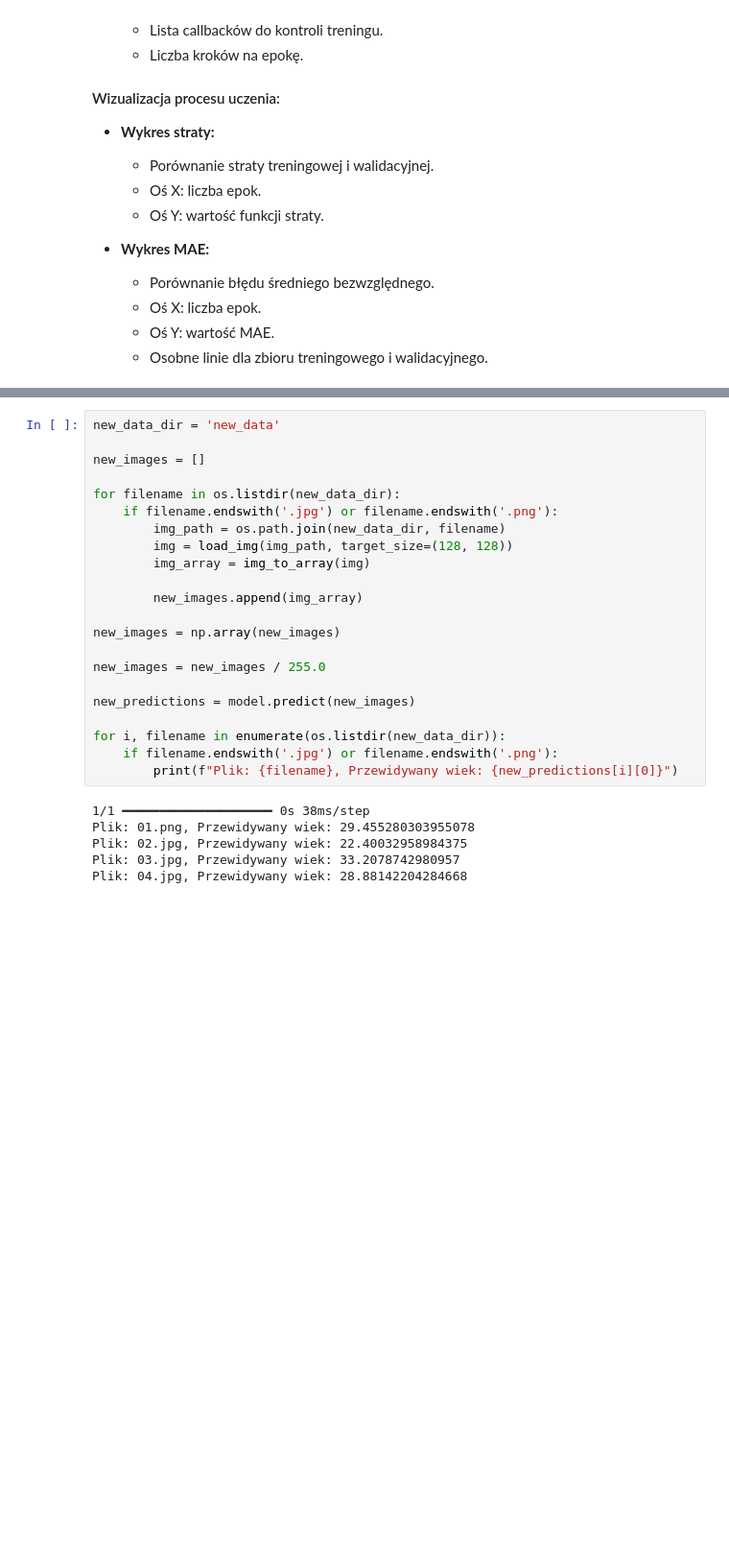
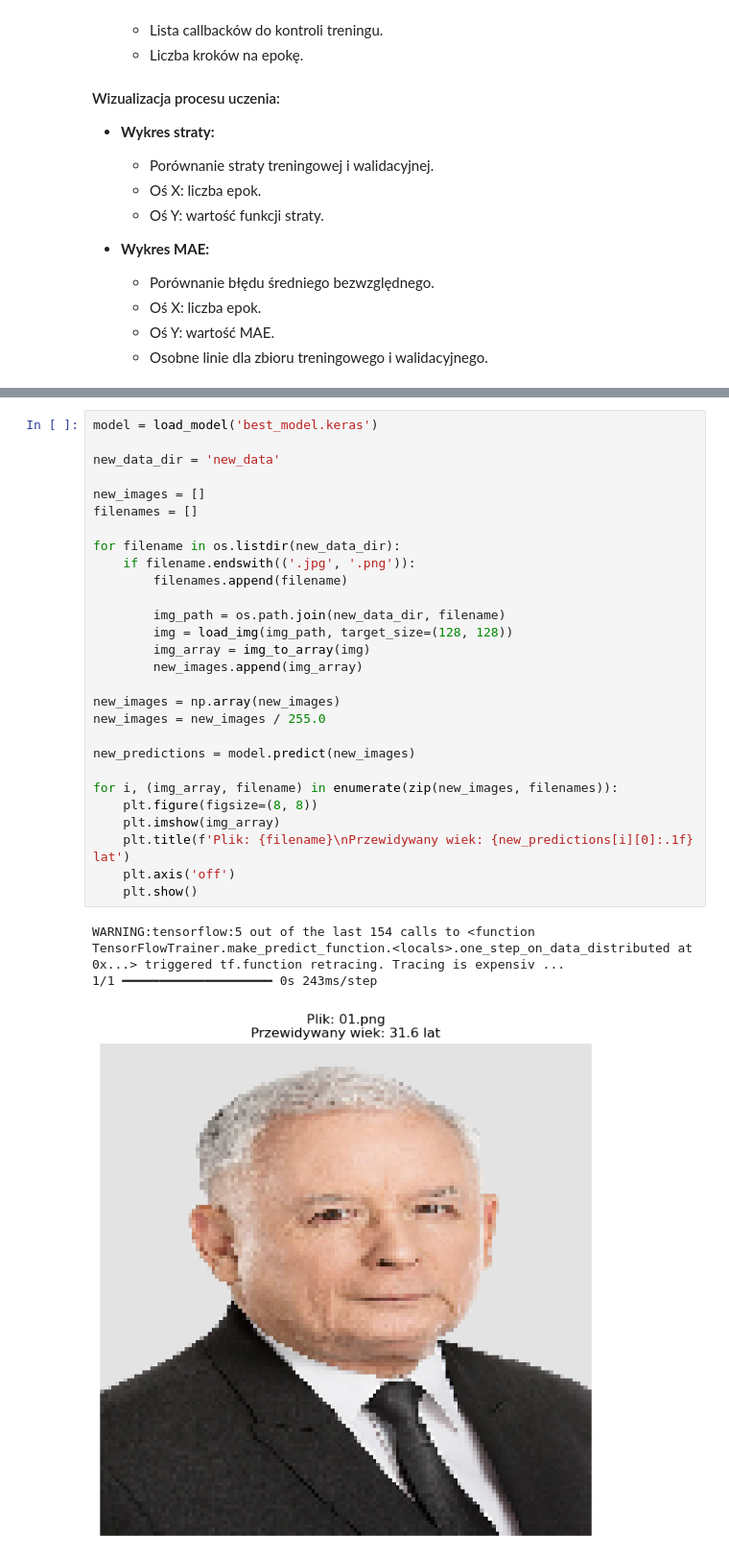
Before and after one commit to LiCHUTKO/age-detection, a Jupyter notebook: notebook.ipynb, the cells around one changed output, grey strips where cells are left out. Shown at 96% size. Cells and saved outputs as stored; diff of their text form; blank space fills up the shorter version.

```diff
--- a/notebook.ipynb
+++ b/notebook.ipynb
@@ -483,28 +476,32 @@ Kod ten pozwala na szybkie przetestowanie wytrenowanego modelu na nowych, niewid
 # %%
+model = load_model('best_model.keras')
+
 new_data_dir = 'new_data'
 
 new_images = []
+filenames = []
 
 for filename in os.listdir(new_data_dir):
-    if filename.endswith('.jpg') or filename.endswith('.png'):
+    if filename.endswith(('.jpg', '.png')):
+        filenames.append(filename)
+
         img_path = os.path.join(new_data_dir, filename)
         img = load_img(img_path, target_size=(128, 128))
         img_array = img_to_array(img)
-
         new_images.append(img_array)
 
 new_images = np.array(new_images)
-
 new_images = new_images / 255.0
 
 new_predictions = model.predict(new_images)
 
-for i, filename in enumerate(os.listdir(new_data_dir)):
-    if filename.endswith('.jpg') or filename.endswith('.png'):
-        print(f"Plik: {filename}, Przewidywany wiek: {new_predictions[i][0]}")
+for i, (img_array, filename) in enumerate(zip(new_images, filenames)):
+    plt.figure(figsize=(8, 8))
+    plt.imshow(img_array)
+    plt.title(f'Plik: {filename}\nPrzewidywany wiek: {new_predictions[i][0]:.1f} lat')
+    plt.axis('off')
+    plt.show()
 # %% [output]
-1/1 ━━━━━━━━━━━━━━━━━━━━ 0s 38ms/step
-Plik: 01.png, Przewidywany wiek: 29.455280303955078
-Plik: 02.jpg, Przewidywany wiek: 22.40032958984375
-Plik: 03.jpg, Przewidywany wiek: 33.2078742980957
-Plik: 04.jpg, Przewidywany wiek: 28.88142204284668
+WARNING:tensorflow:5 out of the last 154 calls to <function TensorFlowTrainer.make_predict_function.<locals>.one_step_on_data_distributed at 0x...> triggered tf.function retracing. Tracing is expensiv ...
+1/1 ━━━━━━━━━━━━━━━━━━━━ 0s 243ms/step
+[figure, added]
```
Also changed, not shown: parts of 8 cells of this notebook.
